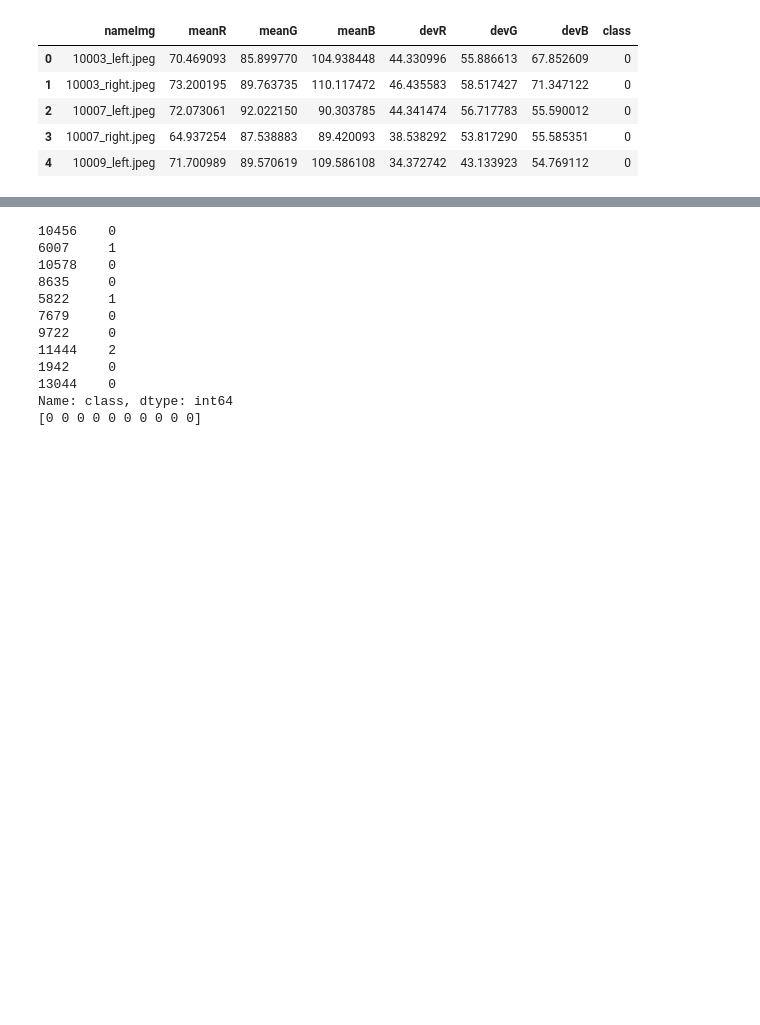
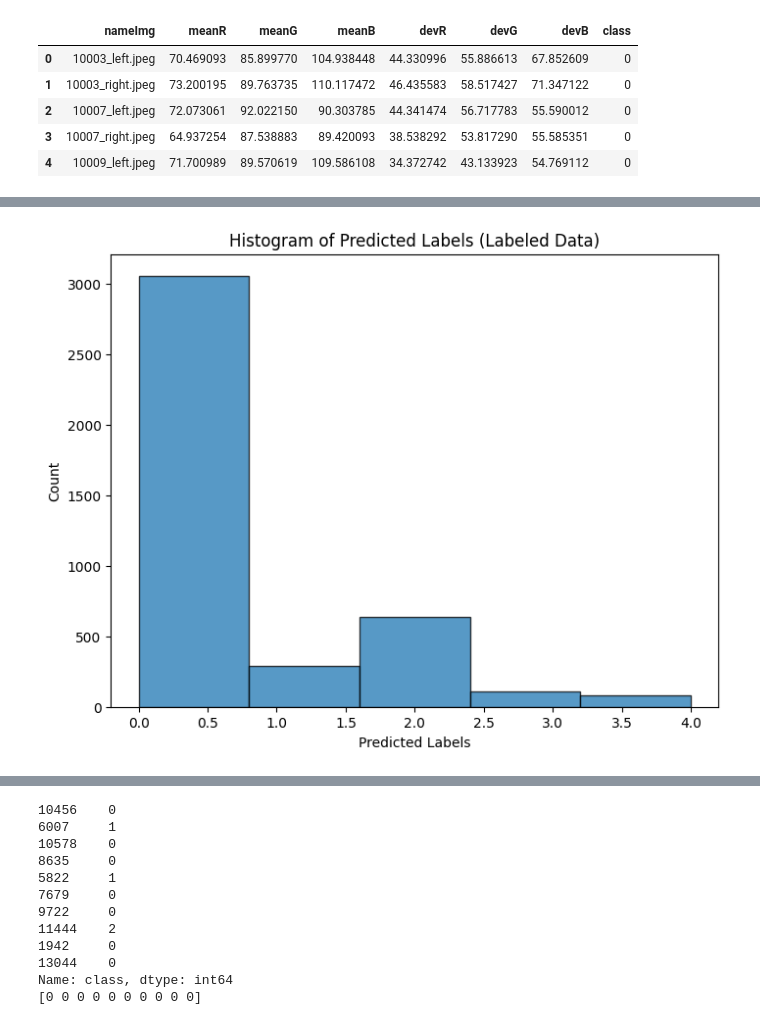
Before and after one commit to rajatjc/COMP6721, a Jupyter notebook: DT_Semi/decisionTreeSemi.ipynb, the cells around one changed output, grey strips where cells are left out. Drawn from its saved outputs; the diff is of its cells as text; code cells hidden in the pictures; blank space fills up the shorter version.

```diff
--- a/DT_Semi/decisionTreeSemi.ipynb
+++ b/DT_Semi/decisionTreeSemi.ipynb
@@ -128,0 +153,10 @@ Confusion Matrix (unlabeled data):
+# %%
+# Plot a histogram of the predicted labels for labeled data:
+plt.figure(figsize=(8, 6))
+plt.hist(y_pred_labeled, bins=len(np.unique(y)), edgecolor='black', alpha=0.75)
+plt.title('Histogram of Predicted Labels (Labeled Data)')
+plt.xlabel('Predicted Labels')
+plt.ylabel('Count')
+plt.show()
+# %% [output]
+[figure, added]
```
Also changed, not shown: parts of 5 cells of this notebook.
